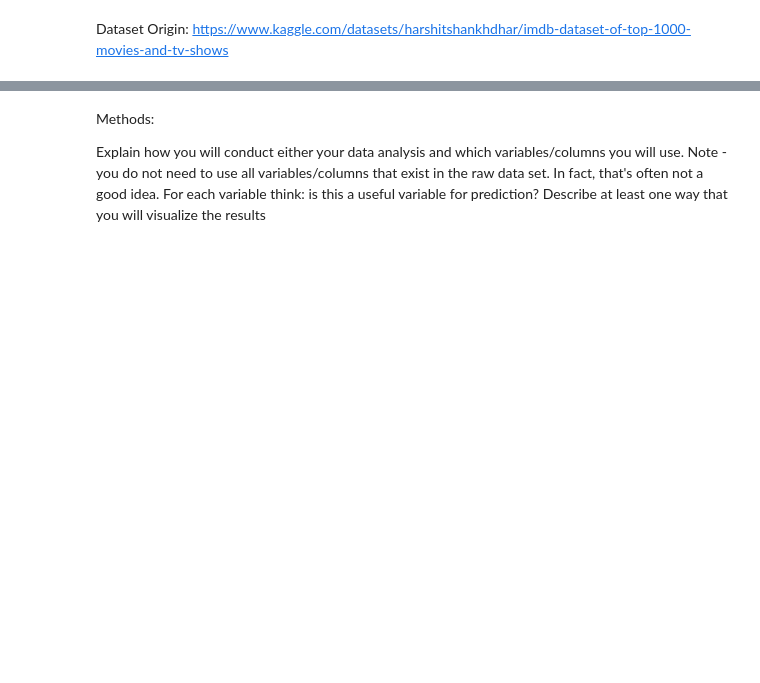
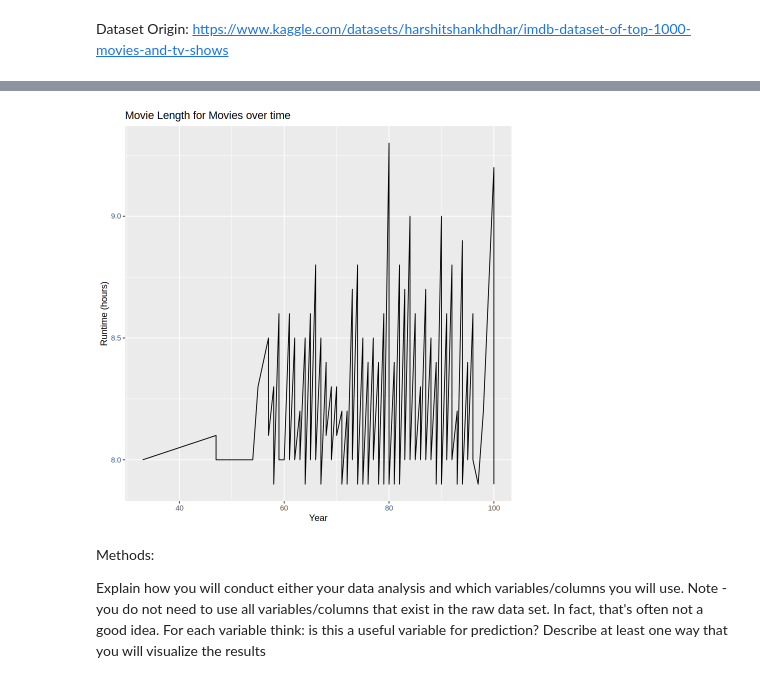
Before and after one commit to anh-dong/dsci-100-2023w1-group-33, a Jupyter notebook: Proposal.ipynb, the cells around one changed output, grey strips where cells are left out. Drawn from its saved outputs; the diff is of its cells as text; code cells hidden in the pictures; blank space fills up the shorter version.

```diff
--- a/Proposal.ipynb
+++ b/Proposal.ipynb
@@ -89,15 +139,18 @@ movies_plot_4
 # %%
 movies3 <- movies_raw |>
     select(Meta_score, Gross, Runtime, IMDB_Rating) |>
     na.omit() |>
     mutate(Runtime = strtoi(Runtime %>% str_replace(" min", "")))
-movies_plot_3 <- movies3 |>
+
+movies_plot_8 <- movies3 |>
     ggplot(aes(Meta_score, IMDB_Rating)) +
-        geom_point() +
+        geom_line() +
         xlab("Year") +
         ylab("Runtime (hours)") +
         ggtitle("Movie Length for Movies over time")
-movies_plot_3
+movies_plot_8
+# %% [output]
+[figure, added]
 # %% [markdown]
 Methods:
 
```
Also changed, not shown: parts of 4 cells of this notebook.
